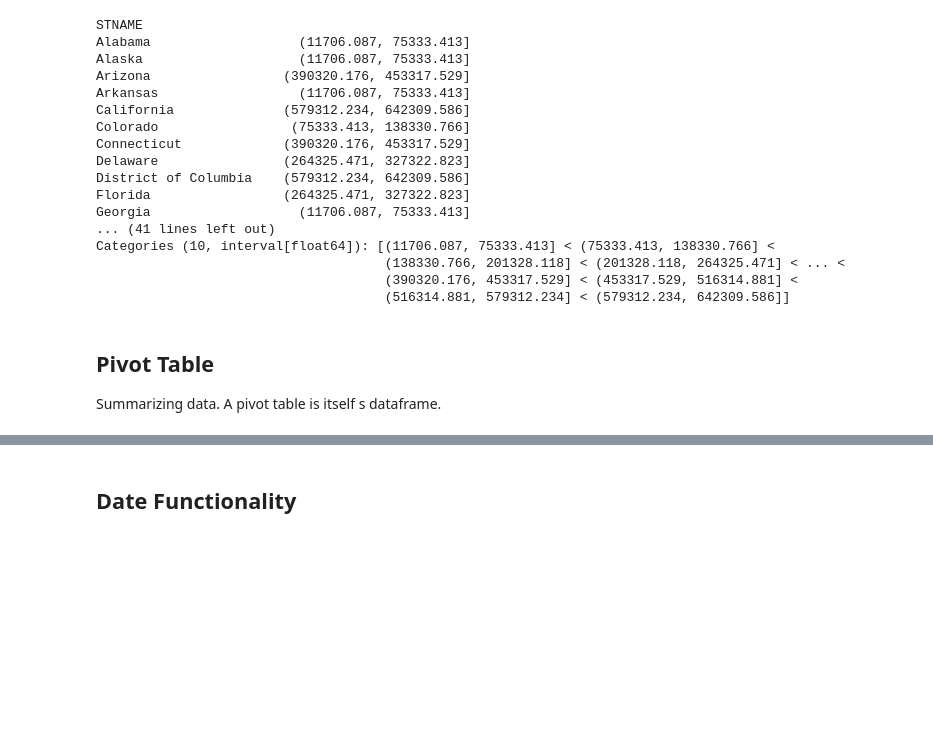
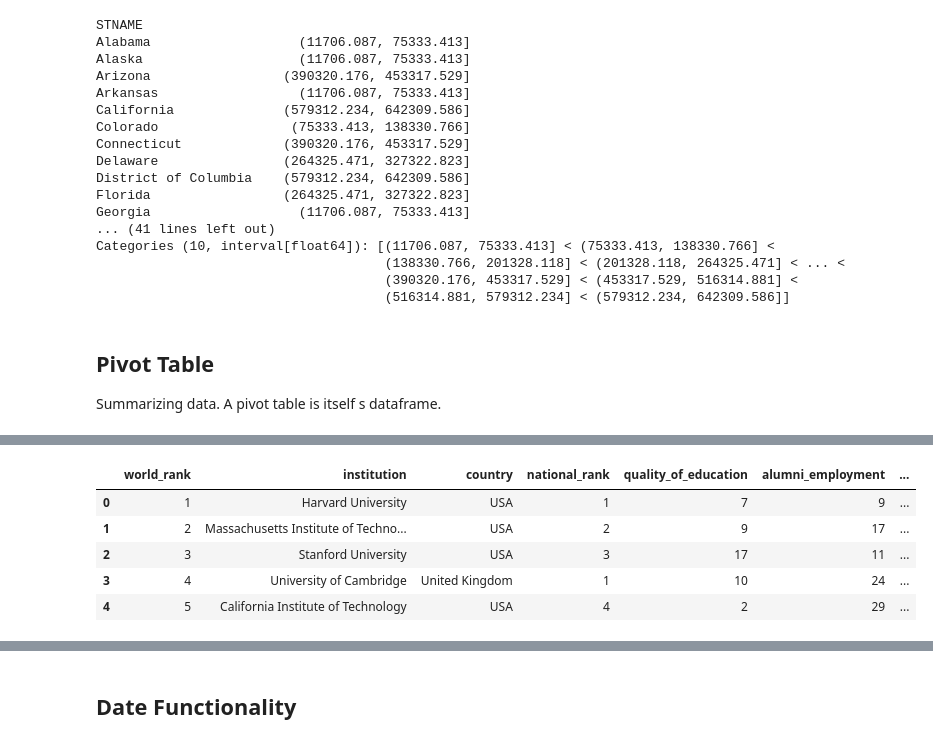
Before and after one commit to irinavalenzuela/Applied-Data-Science-Python, a Jupyter notebook: Week3_dataprocessing.ipynb, the cells around one changed output, grey strips where cells are left out. Saved outputs shown, nothing was run; the diff lists cells and outputs as text; code cells hidden in the pictures; blank space fills up the shorter version.

```diff
--- a/Week3_dataprocessing.ipynb
+++ b/Week3_dataprocessing.ipynb
@@ -959,14 +966,35 @@ df.head()
 # %%
 # Here we can see each institution's rank, country, quality of education, other metrics, and overall score.
+
 # Let's say we want to create a new column called Rank_Level, where institutions with world ranking 1-100 are
 # categorized as first tier and those with world ranking 101 - 200 are second tier, ranking 201 - 300 are
 # third tier, after 301 is other top universities.
 
-# Now, you actually already have enough knowledge to do this, so why don't you pause the video and give it a
-# try?
 
 # Here's my solution, I'm going to create a function called create_category which will operate on the first
 # column in the dataframe, world_rank
+
+def create_category(ranking):
+  if (ranking>=1) & (ranking<=100):
+    return "First Tier Top University"
+  elif (ranking>=101) & (ranking<=200):
+    return "Second Tier Top University"
+  elif (ranking>=201) & (ranking>=300):
+    return "Third Tier Top University"
+  else:
+    return "Other Top University"
+
+# Now we can apply this to a single column of data to create a new series
+
+df['Rank_Level']=df['world_rank'].apply(lambda x: create_category(x))
+df.head()
+# %% [output]
+|  | world_rank | institution | country | national_rank | quality_of_education | alumni_employment | ... |
+| 0 | 1 | Harvard University | USA | 1 | 7 | 9 | ... |
+| 1 | 2 | Massachusetts Institute of Techno... | USA | 2 | 9 | 17 | ... |
+| 2 | 3 | Stanford University | USA | 3 | 17 | 11 | ... |
+| 3 | 4 | University of Cambridge | United Kingdom | 1 | 10 | 24 | ... |
+| 4 | 5 | California Institute of Technology | USA | 4 | 2 | 29 | ... |
 # %%
 # A pivot table allows us to pivot out one of these columns a new column headers and compare it against
 # another column as row indices. Let's say we want to compare rank level versus country of the universities
```
Also changed, not shown: parts of 2 cells of this notebook.
